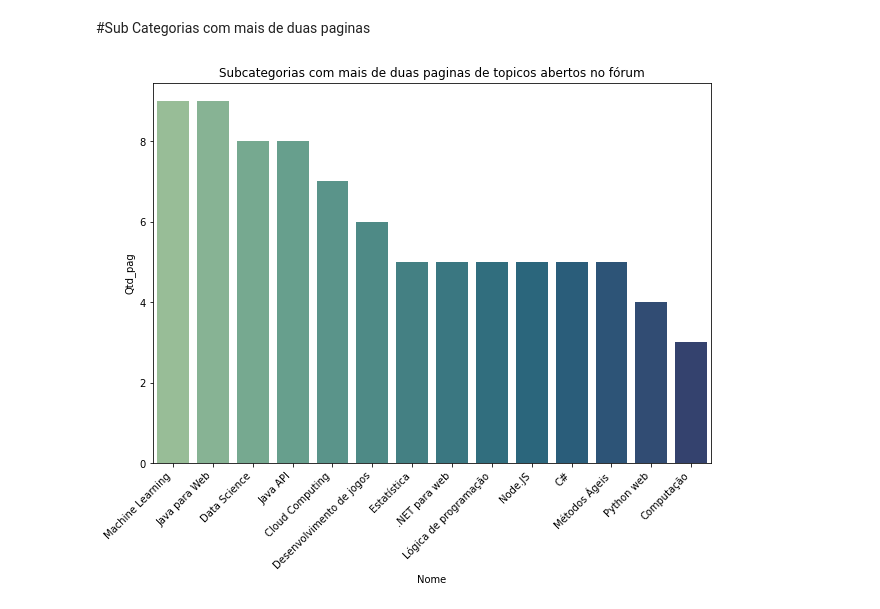
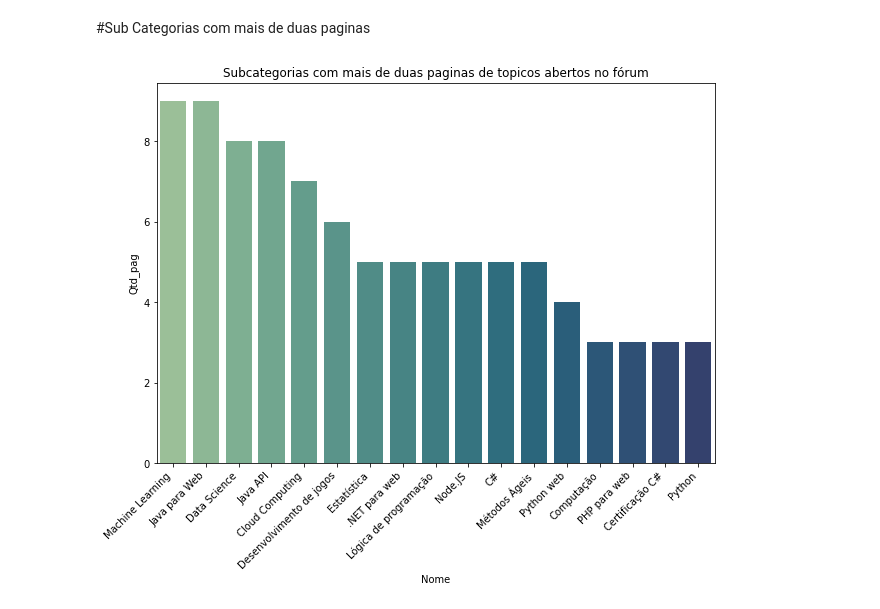
Before and after one commit to IgorNascAlves/scrapping_forum, a Jupyter notebook: analise_dados.ipynb, the cells around one changed output. Cells and saved outputs as stored; diff of their text form; code cells hidden in the pictures.

```diff
--- a/analise_dados.ipynb
+++ b/analise_dados.ipynb
@@ -159,8 +159,8 @@ df.sort_values("Quantidade", ascending=False).head(20)[["Nome", "Quantidade", "Q
 #Sub Categorias com mais de duas paginas
 # %%
 plt.figure(figsize=(10,7))
-ax = sns.barplot(x="Nome", y="Qtd_pag", data=df.sort_values("Quantidade", ascending=False).head(14), palette='crest')
+ax = sns.barplot(x="Nome", y="Qtd_pag", data=df.sort_values("Quantidade", ascending=False).head(17), palette='crest')
 ax.set_title("Subcategorias com mais de duas paginas de topicos abertos no fórum")
 _ = plt.xticks(rotation=45, ha='right')
 # %% [output]
-[figure, old version]
+[figure, new version]
```
